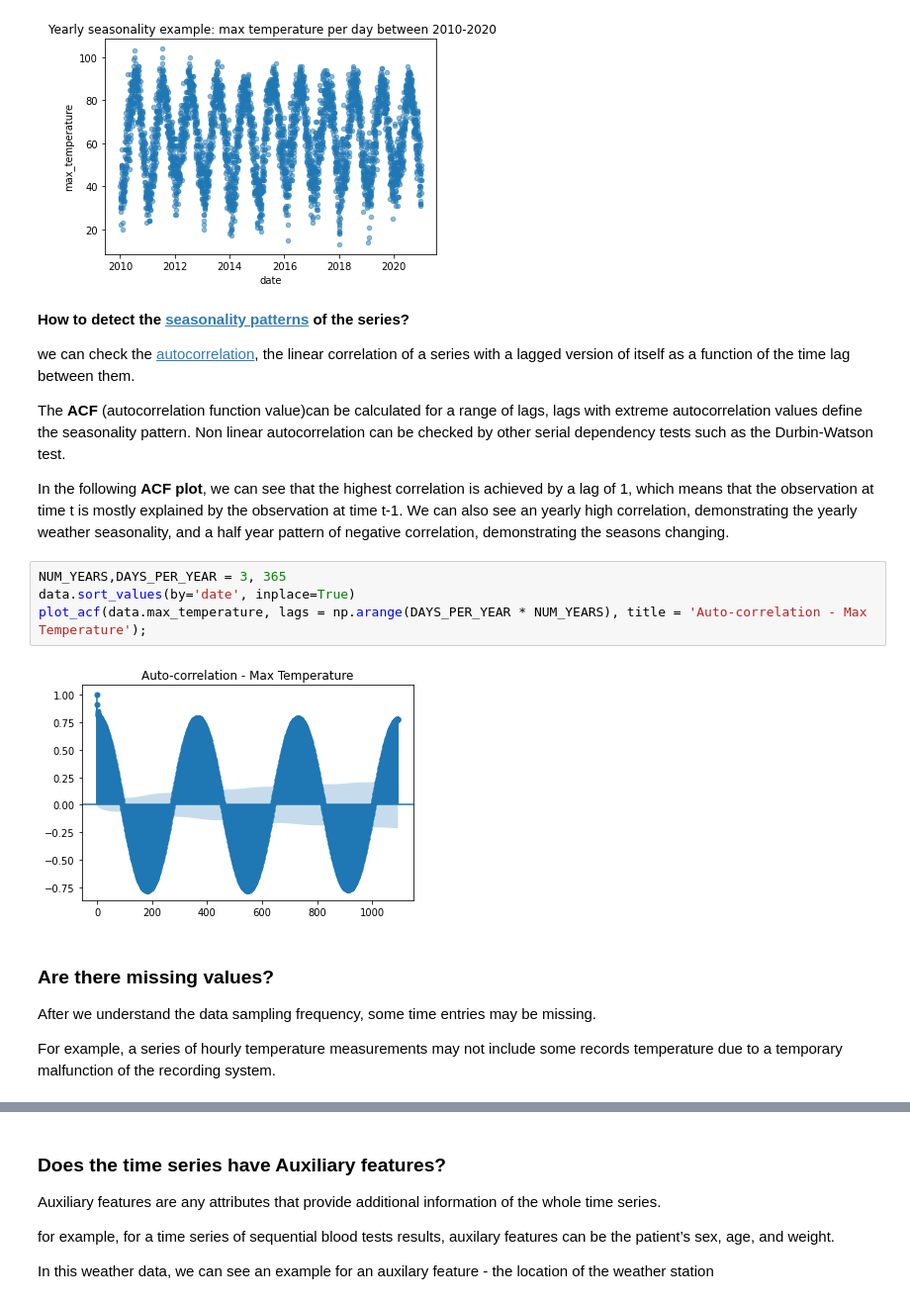
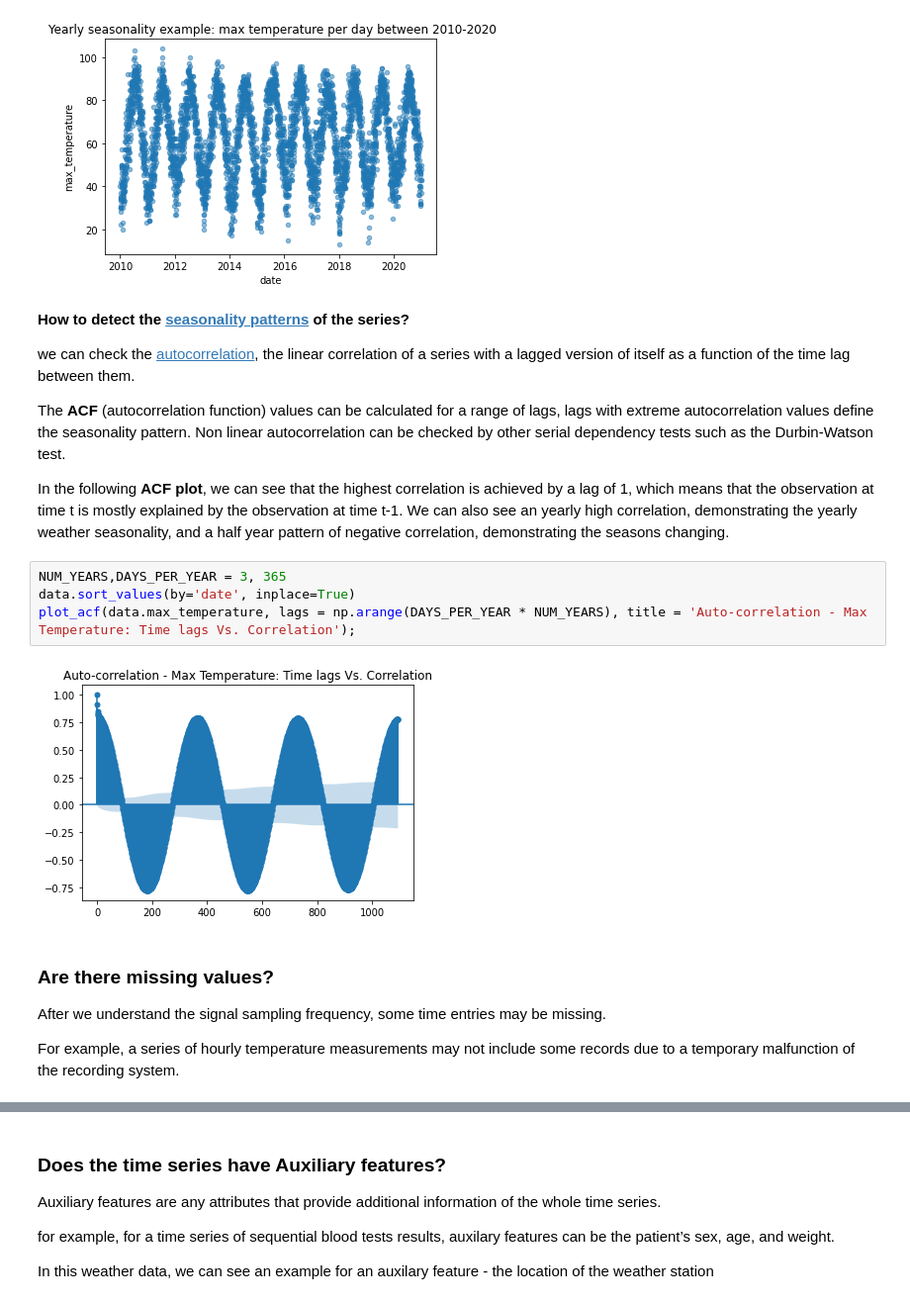
Before and after one commit to inbaroz/TimeSeriesIntroduction, a Jupyter notebook: ts_data_introduction.ipynb, the cells around one changed output, grey strips where cells are left out. Shown: that part at 99% size. Drawn from its saved outputs; the diff is of its cells as text.

```diff
--- a/ts_data_introduction.ipynb
+++ b/ts_data_introduction.ipynb
@@ -128,20 +128,20 @@ data[data.year.between(START_YEAR, END_YEAR)].plot.scatter(
 
 we can check the [autocorrelation](https://medium.com/@dganais/autocorrelation-in-time-series-c870e87e8a65), the linear correlation of a series with a lagged version of itself as a function of the time lag between them.
 
-The **ACF** (autocorrelation function value)can be calculated for a range of lags, lags with extreme autocorrelation values define the seasonality pattern. Non linear autocorrelation can be checked by other serial dependency tests such as the Durbin-Watson test.
+The **ACF** (autocorrelation function) values can be calculated for a range of lags, lags with extreme autocorrelation values define the seasonality pattern. Non linear autocorrelation can be checked by other serial dependency tests such as the Durbin-Watson test.
 
 In the following **ACF plot**, we can see that the highest correlation is achieved by a lag of 1, which means that the observation at time t is mostly explained by the observation at time t-1. We can also see an yearly high correlation, demonstrating the yearly weather seasonality, and a half year pattern of negative correlation, demonstrating the seasons changing.
 # %%
 NUM_YEARS,DAYS_PER_YEAR = 3, 365
 data.sort_values(by='date', inplace=True)
-plot_acf(data.max_temperature, lags = np.arange(DAYS_PER_YEAR * NUM_YEARS), title = 'Auto-correlation - Max Temperature');
+plot_acf(data.max_temperature, lags = np.arange(DAYS_PER_YEAR * NUM_YEARS), title = 'Auto-correlation - Max Temperature: Time lags Vs. Correlation');
 # %% [output]
-[figure, old version]
+[figure, new version]
 # %% [markdown]
 ### Are there **missing values**?
-After we understand the data sampling frequency, some time entries may be missing.
+After we understand the signal sampling frequency, some time entries may be missing.
 
-For example, a series of hourly temperature measurements may not include some records temperature due to a temporary malfunction of the recording system.
+For example, a series of hourly temperature measurements may not include some records due to a temporary malfunction of the recording system.
 # %%
 def add_missing_max_temperature_col(data):
     data['missing_max_temperature'] = data.max_temperature.copy()
```
Also changed, not shown: parts of 8 cells of this notebook.
